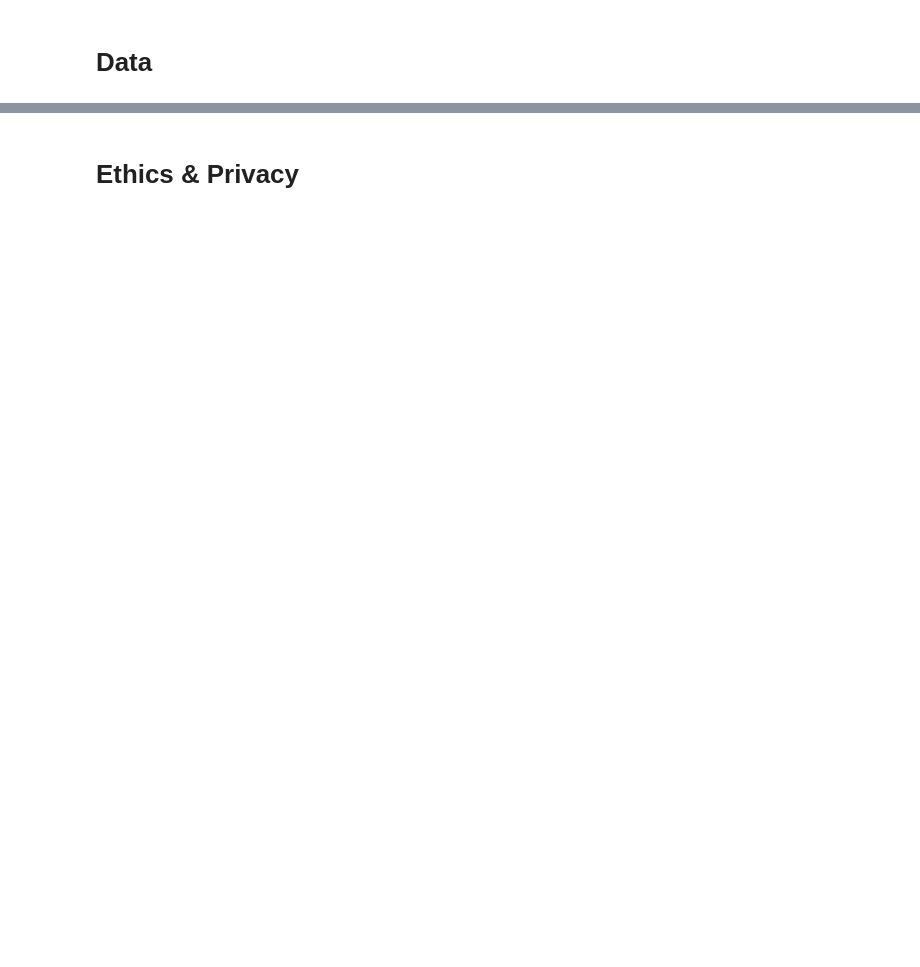
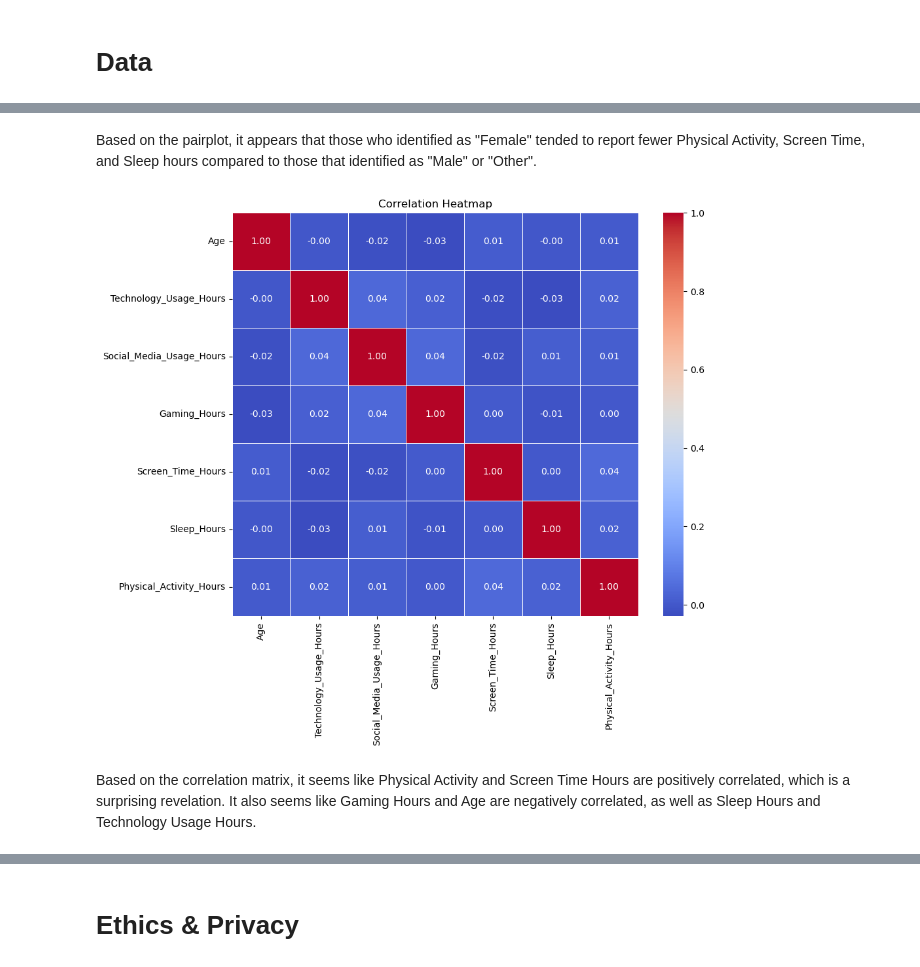
Before and after one commit to keshuvv/Data-Driven-Analysis-of-College-Students-Sleep-Pattern, a Jupyter notebook: FinalProject_Group116-FA24.ipynb, the cells around one changed output, grey strips where cells are left out. Cells and saved outputs as stored; diff of their text form; code cells hidden in the pictures; blank space fills up the shorter version.

```diff
--- a/FinalProject_Group116-FA24.ipynb
+++ b/FinalProject_Group116-FA24.ipynb
@@ -119,0 +418,17 @@ Some more words and stuff.  Remember notebooks work best if you interleave the c
+# %% [markdown]
+Based on the pairplot, it appears that those who identified as "Female" tended to report fewer Physical Activity, Screen Time, and Sleep hours compared to those that identified as "Male" or "Other".
+# %%
+# correlation matrix
+corr_matrix = mental_health_data[['Age', 'Technology_Usage_Hours', 'Social_Media_Usage_Hours',
+                     'Gaming_Hours', 'Screen_Time_Hours', 'Sleep_Hours',
+                     'Physical_Activity_Hours']].corr()
+
+# plot heatmap
+plt.figure(figsize=(10, 8))
+sns.heatmap(corr_matrix, annot=True, cmap='coolwarm', fmt='.2f', linewidths=0.5)
+plt.title('Correlation Heatmap')
+plt.show()
+# %% [output]
+[figure, added]
+# %% [markdown]
+Based on the correlation matrix, it seems like Physical Activity and Screen Time Hours are positively correlated, which is a surprising revelation. It also seems like Gaming Hours and Age are negatively correlated, as well as Sleep Hours and Technology Usage Hours.
```
Also changed, not shown: parts of 87 cells of this notebook.
